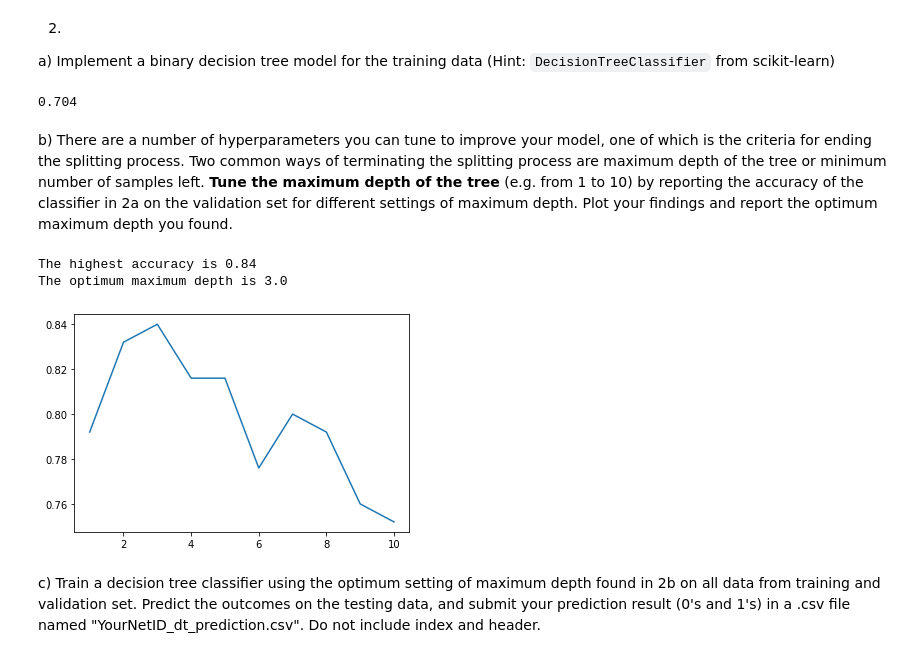
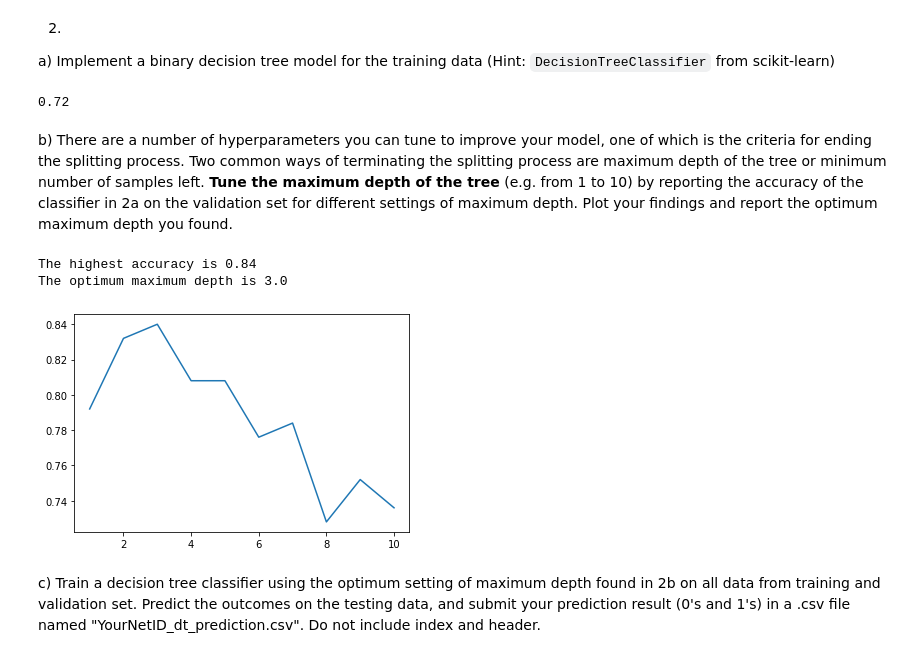
Before and after one commit to lin-justin/Applied_Machine-Learning, a Jupyter notebook: hw2.ipynb, the cells around one changed output. Saved outputs shown, nothing was run; the diff lists cells and outputs as text; code cells hidden in the pictures.

```diff
--- a/hw2.ipynb
+++ b/hw2.ipynb
@@ -254,41 +252,62 @@ The average fare paid is $30.34.
 2)
 
 a) Implement a binary decision tree model for the training data (Hint: `DecisionTreeClassifier` from scikit-learn)
+# %%
+def columnwise_standard_normalize(vec):
+    """
+    Helper function to perform zero-centering and s.d. scaling
+
+    @param vec: 1D array (e.g. column in a 2D dataframe)
+    """
+    mu = np.mean(vec)
+    sd = np.std(vec)
+    return (vec - mu) / sd
+
+def preprocess(df, continuous_cols):
+    """
+    Apply standard normalization to continuous variables
+
+    @param df: Dataframe
+    @param continuous_cols: Columns that are continuous variables
+
+    Returns the standrad normalized columns
+    """
+    for c in continuous_cols:
+        df.loc[:,c] = columnwise_standard_normalize(df.loc[:,c])
+    return df
 # %%
 X_train = train_data.drop('Survived', axis = 1)
+X_train = preprocess(X_train, ['Age', 'Fare'])
 y_train = train_data['Survived']
 
 X_val = val_data.drop('Survived', axis = 1)
+X_val = preprocess(X_val, ['Age', 'Fare'])
 y_val = val_data['Survived']
 
-dt_pipe = Pipeline(steps = [('scaler', StandardScaler()),
-                           ('classifier', DecisionTreeClassifier())])
-dt_pipe.fit(X_train, y_train)
-dt_pipe.score(X_val, y_val)
+dt = DecisionTreeClassifier()
+
+dt.fit(X_train, y_train)
+dt.score(X_val, y_val)
 # %% [output]
-0.704
+0.72
 # %% [markdown]
 b) There are a number of hyperparameters you can tune to improve your model, one of which is the criteria for ending the splitting process. Two common ways of terminating the splitting process are maximum depth of the tree or minimum number of samples left. **Tune the maximum depth of the tree** (e.g. from 1 to 10) by reporting the accuracy of the classifier in 2a on the validation set for different settings of maximum depth. Plot your findings and report the optimum maximum depth you found.
 # %%
-X_val = val_data.drop('Survived', axis = 1)
-y_val = val_data['Survived']
-
 max_depth = np.linspace(1, 10, 10)
 accuracy = []
 for i in max_depth:
-    dt_pipe = Pipeline(steps = [('scaler', StandardScaler()),
-                                ('classifier', DecisionTreeClassifier(max_depth = i))])
-    dt_pipe.fit(X_train, y_train)
-    scores = dt_pipe.score(X_val, y_val)
+    dt = DecisionTreeClassifier(max_depth = i)
+    dt.fit(X_train, y_train)
+    scores = dt.score(X_val, y_val)
     accuracy.append(scores)
 plt.plot(max_depth, accuracy)
 
 print('The highest accuracy is', max(accuracy))
 print('The optimum maximum depth is', max_depth[np.argmax(accuracy)])
 # %% [output]
 The highest accuracy is 0.84
 The optimum maximum depth is 3.0
-[figure, old version]
+[figure, new version]
 # %% [markdown]
 c) Train a decision tree classifier using the optimum setting of maximum depth found in 2b on all data from training and validation set. Predict the outcomes on the testing data, and submit your prediction result (0's and 1's) in a .csv file named "YourNetID_dt_prediction.csv". Do not include index and header.
 # %%
```
Also changed, not shown: parts of 10 cells of this notebook, 1 other file.
